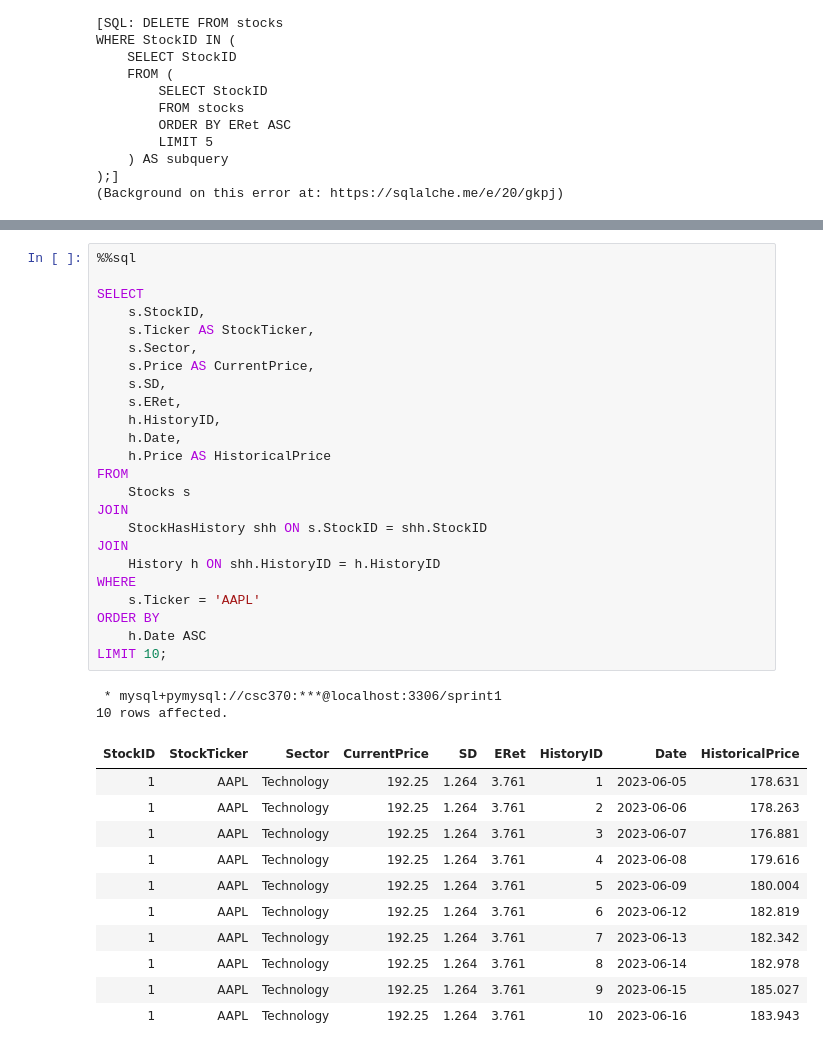
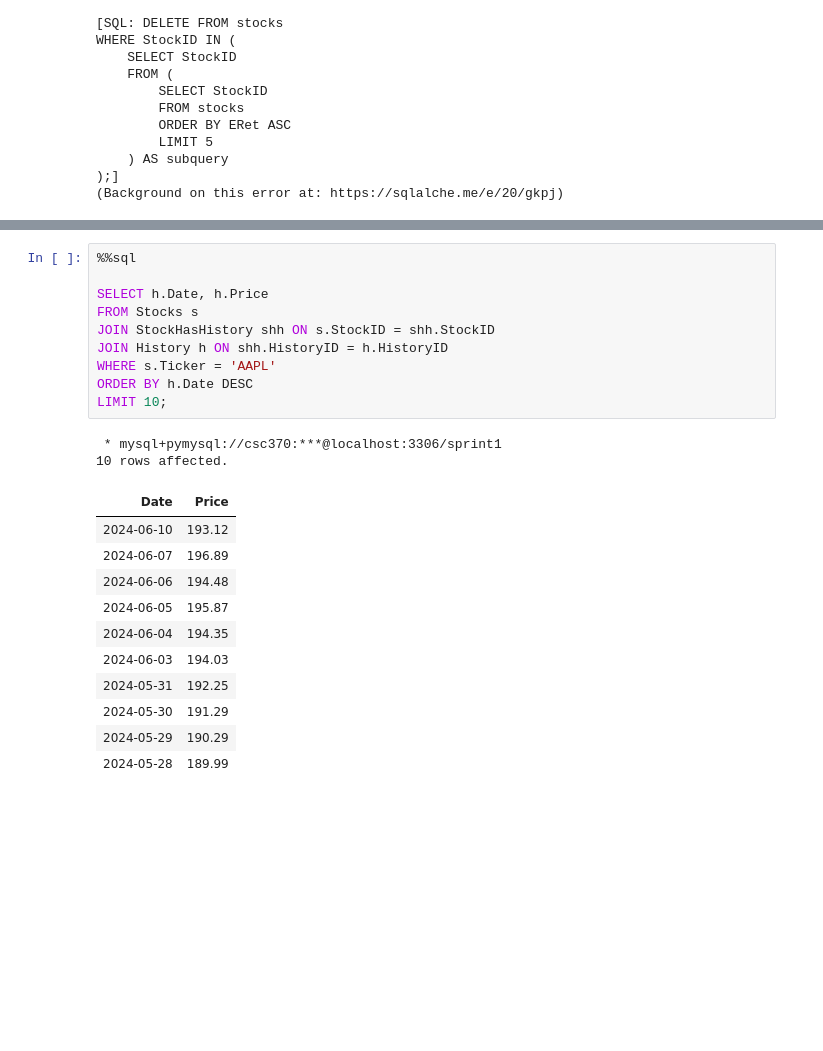
Before and after one commit to CSC370-Project/Risk-Assessment-in-SQL-Python, a Jupyter notebook: Sprint1-RDMCompSql/Presentation/Tables.ipynb, the cells around one changed output, grey strips where cells are left out. Drawn from its saved outputs; the diff is of its cells as text; blank space fills up the shorter version.

```diff
--- a/Sprint1-RDMCompSql/Presentation/Tables.ipynb
+++ b/Sprint1-RDMCompSql/Presentation/Tables.ipynb
@@ -430,38 +430,24 @@ JOIN History h ON s.Ticker = h.Ticker;
 # %%
 %%sql
 
-SELECT
-    s.StockID,
-    s.Ticker AS StockTicker,
-    s.Sector,
-    s.Price AS CurrentPrice,
-    s.SD,
-    s.ERet,
-    h.HistoryID,
-    h.Date,
-    h.Price AS HistoricalPrice
-FROM
-    Stocks s
-JOIN
-    StockHasHistory shh ON s.StockID = shh.StockID
-JOIN
-    History h ON shh.HistoryID = h.HistoryID
-WHERE
-    s.Ticker = 'AAPL'
-ORDER BY
-    h.Date ASC
+SELECT h.Date, h.Price
+FROM Stocks s
+JOIN StockHasHistory shh ON s.StockID = shh.StockID
+JOIN History h ON shh.HistoryID = h.HistoryID
+WHERE s.Ticker = 'AAPL'
+ORDER BY h.Date DESC
 LIMIT 10;
 # %% [output]
  * mysql+pymysql://csc370:***@localhost:3306/sprint1
 10 rows affected.
-| StockID | StockTicker | Sector | CurrentPrice | SD | ERet | HistoryID | Date | HistoricalPrice |
-| 1 | AAPL | Technology | 192.25 | 1.264 | 3.761 | 1 | 2023-06-05 | 178.631 |
-| 1 | AAPL | Technology | 192.25 | 1.264 | 3.761 | 2 | 2023-06-06 | 178.263 |
-| 1 | AAPL | Technology | 192.25 | 1.264 | 3.761 | 3 | 2023-06-07 | 176.881 |
-| 1 | AAPL | Technology | 192.25 | 1.264 | 3.761 | 4 | 2023-06-08 | 179.616 |
-| 1 | AAPL | Technology | 192.25 | 1.264 | 3.761 | 5 | 2023-06-09 | 180.004 |
-| 1 | AAPL | Technology | 192.25 | 1.264 | 3.761 | 6 | 2023-06-12 | 182.819 |
-| 1 | AAPL | Technology | 192.25 | 1.264 | 3.761 | 7 | 2023-06-13 | 182.342 |
-| 1 | AAPL | Technology | 192.25 | 1.264 | 3.761 | 8 | 2023-06-14 | 182.978 |
-| 1 | AAPL | Technology | 192.25 | 1.264 | 3.761 | 9 | 2023-06-15 | 185.027 |
-| 1 | AAPL | Technology | 192.25 | 1.264 | 3.761 | 10 | 2023-06-16 | 183.943 |
+| Date | Price |
+| 2024-06-10 | 193.12 |
+| 2024-06-07 | 196.89 |
+| 2024-06-06 | 194.48 |
+| 2024-06-05 | 195.87 |
+| 2024-06-04 | 194.35 |
+| 2024-06-03 | 194.03 |
+| 2024-05-31 | 192.25 |
+| 2024-05-30 | 191.29 |
+| 2024-05-29 | 190.29 |
+| 2024-05-28 | 189.99 |
```
Also changed, not shown: parts of 12 cells of this notebook, 1 other file.
